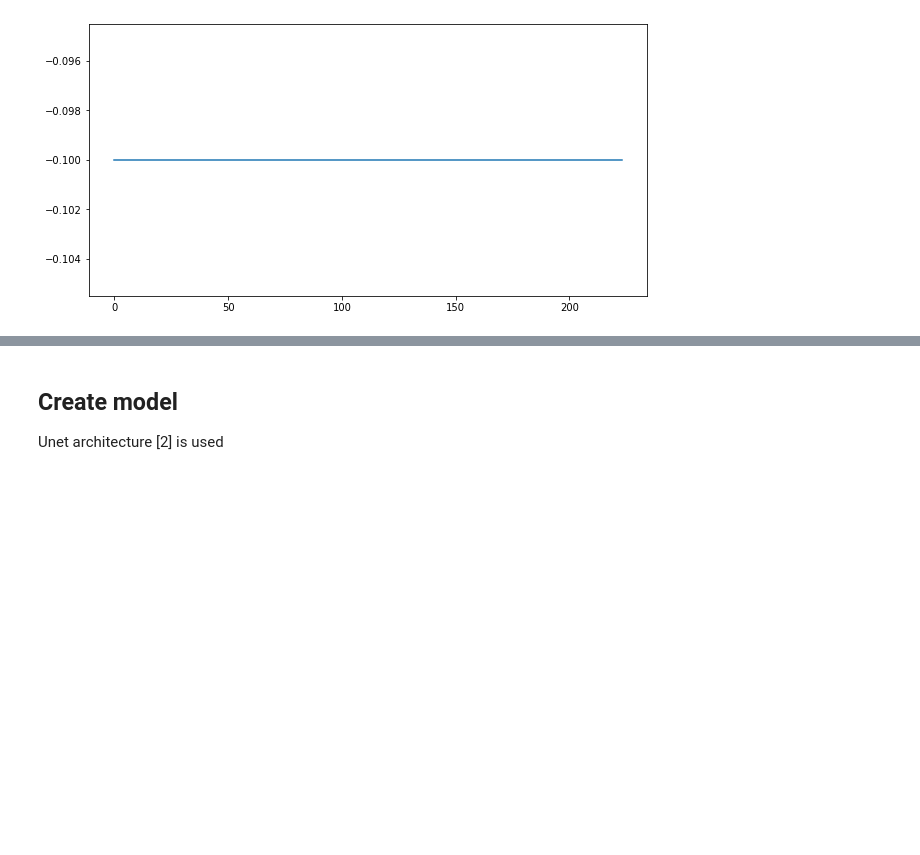
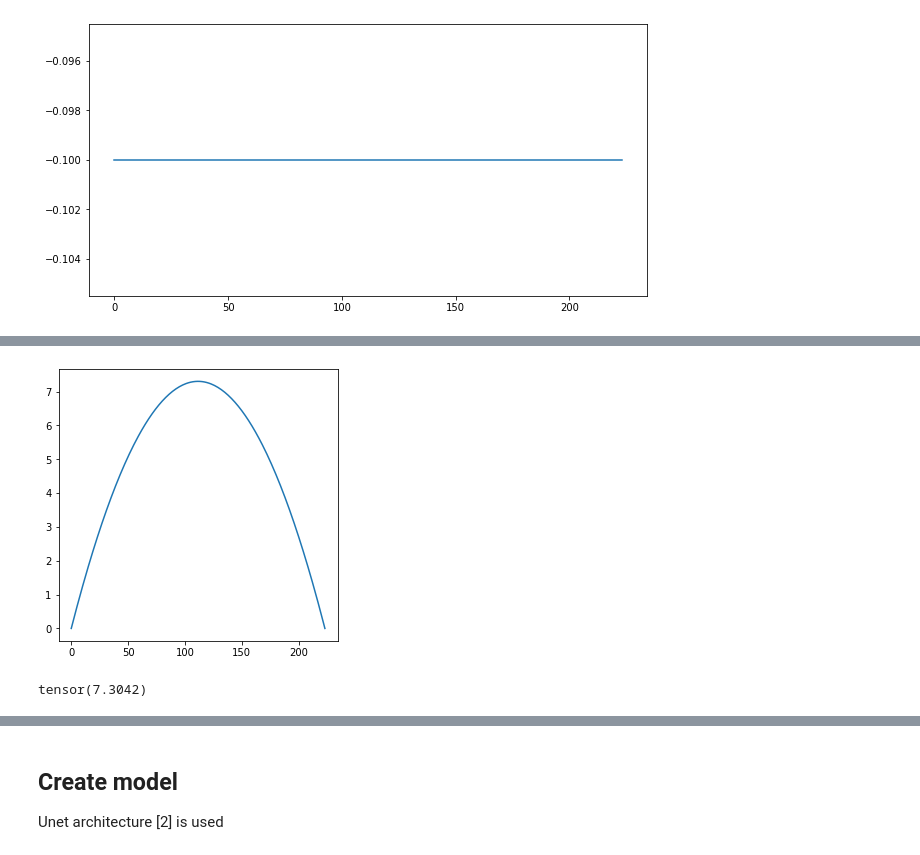
Before and after one commit to Mechanics-Mechatronics-and-Robotics/Physics-based-loss-and-machine-learning-approach-in-application-to-viscous-fluids-flow-modeling, a Jupyter notebook: Main.ipynb, the cells around one changed output, grey strips where cells are left out. Saved outputs shown, nothing was run; the diff lists cells and outputs as text; code cells hidden in the pictures; blank space fills up the shorter version.

```diff
--- a/Main.ipynb
+++ b/Main.ipynb
@@ -648,0 +679,8 @@ plt.show()
+# %%
+fig = plt.figure(figsize=(FIGSIZE,FIGSIZE))
+plt.plot(np.array(v1ex[:,sp]))
+plt.show()
+v1ex.max()
+# %% [output]
+[figure, added]
+tensor(7.3042)
```
Also changed, not shown: parts of 8 cells of this notebook.
